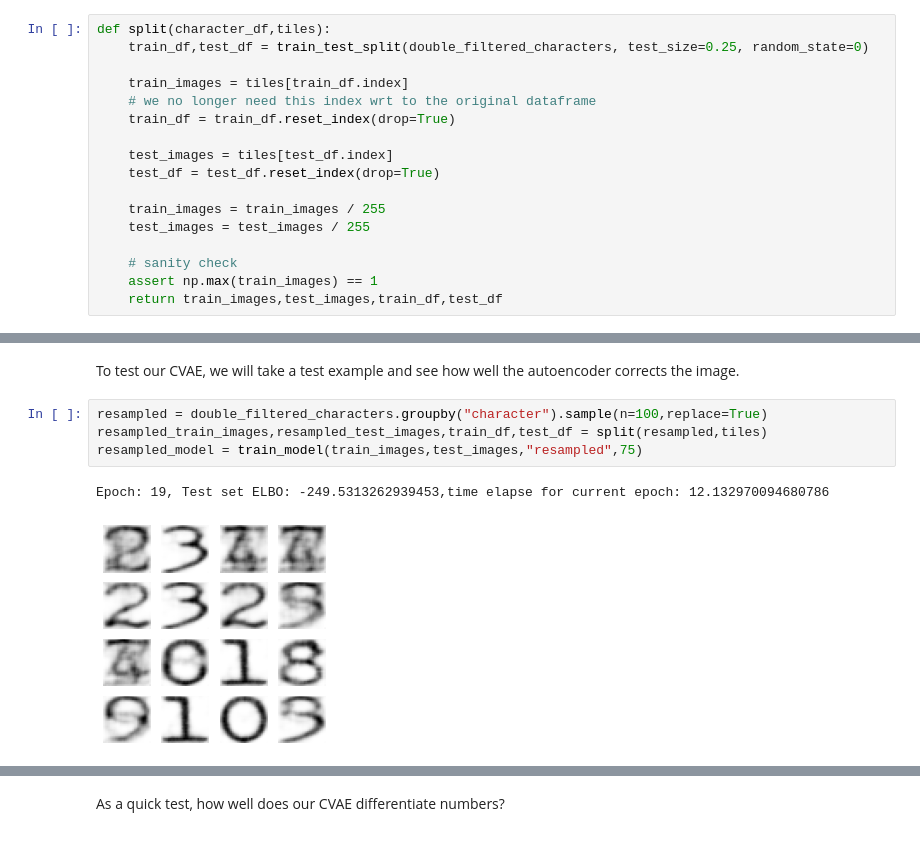
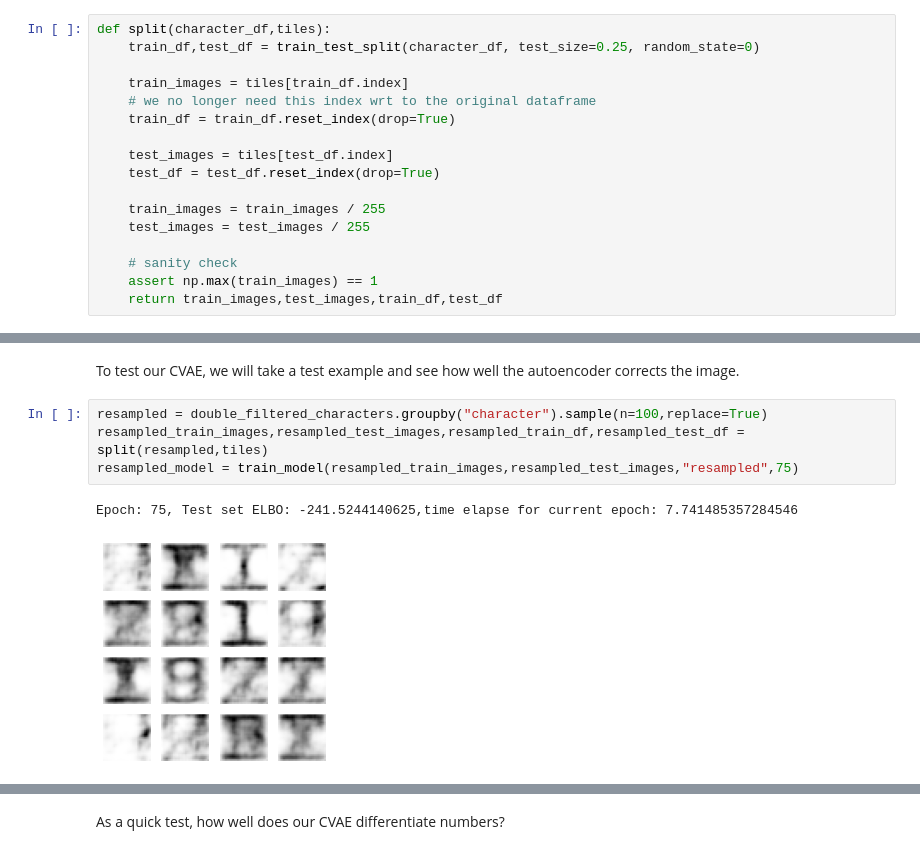
Before and after one commit to ggdhines/historical-transcriptions, a Jupyter notebook: notebooks/ocr followup.ipynb, the cells around one changed output, grey strips where cells are left out. Cells and saved outputs as stored; diff of their text form.

Commit message:
more refactoring, including model with reweighted samples

```diff
--- a/notebooks/ocr followup.ipynb
+++ b/notebooks/ocr followup.ipynb
@@ -195,7 +197,7 @@ resampled.head()
 | 21713 | ! | 95.721321 | 7343 | 8461 | 7434 | 8523 | 49 | Bear-AG-29-1940-01-65_ocr_ready.png | 5642 |
 # %%
 def split(character_df,tiles):
-    train_df,test_df = train_test_split(double_filtered_characters, test_size=0.25, random_state=0)
+    train_df,test_df = train_test_split(character_df, test_size=0.25, random_state=0)
 
     train_images = tiles[train_df.index]
     # we no longer need this index wrt to the original dataframe
@@ -400,8 +404,8 @@ Epoch: 75, Test set ELBO: -237.10824584960938,time elapse for current epoch: 10.
 To test our CVAE, we will take a test example and see how well the autoencoder corrects the image.
 # %%
 resampled = double_filtered_characters.groupby("character").sample(n=100,replace=True)
-resampled_train_images,resampled_test_images,train_df,test_df = split(resampled,tiles)
-resampled_model = train_model(train_images,test_images,"resampled",75)
+resampled_train_images,resampled_test_images,resampled_train_df,resampled_test_df = split(resampled,tiles)
+resampled_model = train_model(resampled_train_images,resampled_test_images,"resampled",75)
 # %% [output]
-Epoch: 19, Test set ELBO: -249.5313262939453,time elapse for current epoch: 12.132970094680786
+Epoch: 75, Test set ELBO: -241.5244140625,time elapse for current epoch: 7.741485357284546
-[figure, old version]
+[figure, new version]
```
Also changed, not shown: parts of 10 cells of this notebook.
